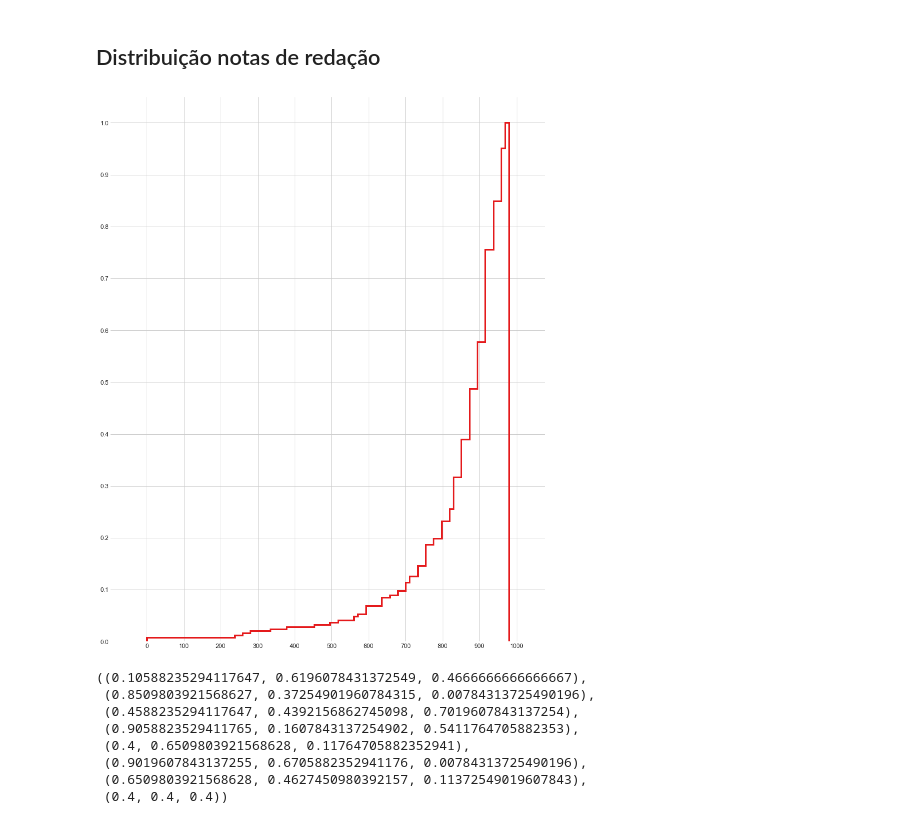
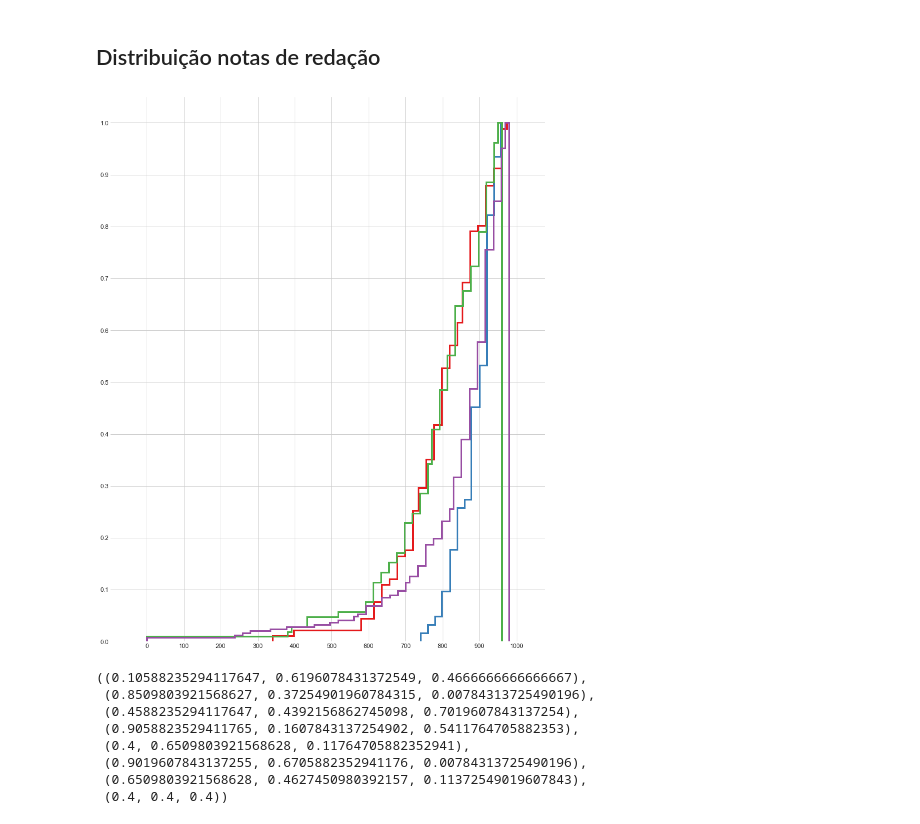
Before and after one commit to pauloneves/educacao, a Jupyter notebook: 03_analisa.ipynb, the cells around one changed output. Saved outputs shown, nothing was run; the diff lists cells and outputs as text; code cells hidden in the pictures.

```diff
--- a/analisa.ipynb
+++ b/03_analisa.ipynb
@@ -247,26 +247,26 @@ compara_distribuicoes('NU_NOTA_CH');
 # %%
 plt.style.use('seaborn-whitegrid')
 plt.box(False)
-plt.set_cmap(plt.cm.Pastel1)
+plt.set_cmap(plt.cm.Set2)
 num_ploted=0
 def plot_cdf(co_escola, label):
     global num_ploted
     plt.hist(df_enem_rio.query("CO_ESCOLA == @co_escola").NU_NOTA_REDACAO.dropna(),
              cumulative=True, histtype='step', linewidth=3,
              color=plt.cm.Set1.colors[num_ploted],
              density=True, bins=df_escola.size, label=label);
     num_ploted += 1
 
-#plot_cdf(CO_SAO_VICENTE, 'São Vicente')
-#plot_cdf(CO_SAO_BENTO, 'São Bento')
-#plot_cdf(CO_PARQUE, 'Parque')
+plot_cdf(CO_SAO_VICENTE, 'São Vicente')
+plot_cdf(CO_SAO_BENTO, 'São Bento')
+plot_cdf(CO_PARQUE, 'Parque')
 plot_cdf(CO_ST_INACIO, 'Santo Inácio')
 #plt.legend(fontsize='xx-large', framealpha=.1, facecolor='white' )
 
 plt.yticks(np.linspace(0, 1, 11));
 plt.xticks(np.linspace(0, 1000, 11));
 # %% [output]
-[figure, old version]
+[figure, new version]
 # %%
 plt.cm.Dark2.colors
 # %% [output]
```
Also changed, not shown: 1 other file.
